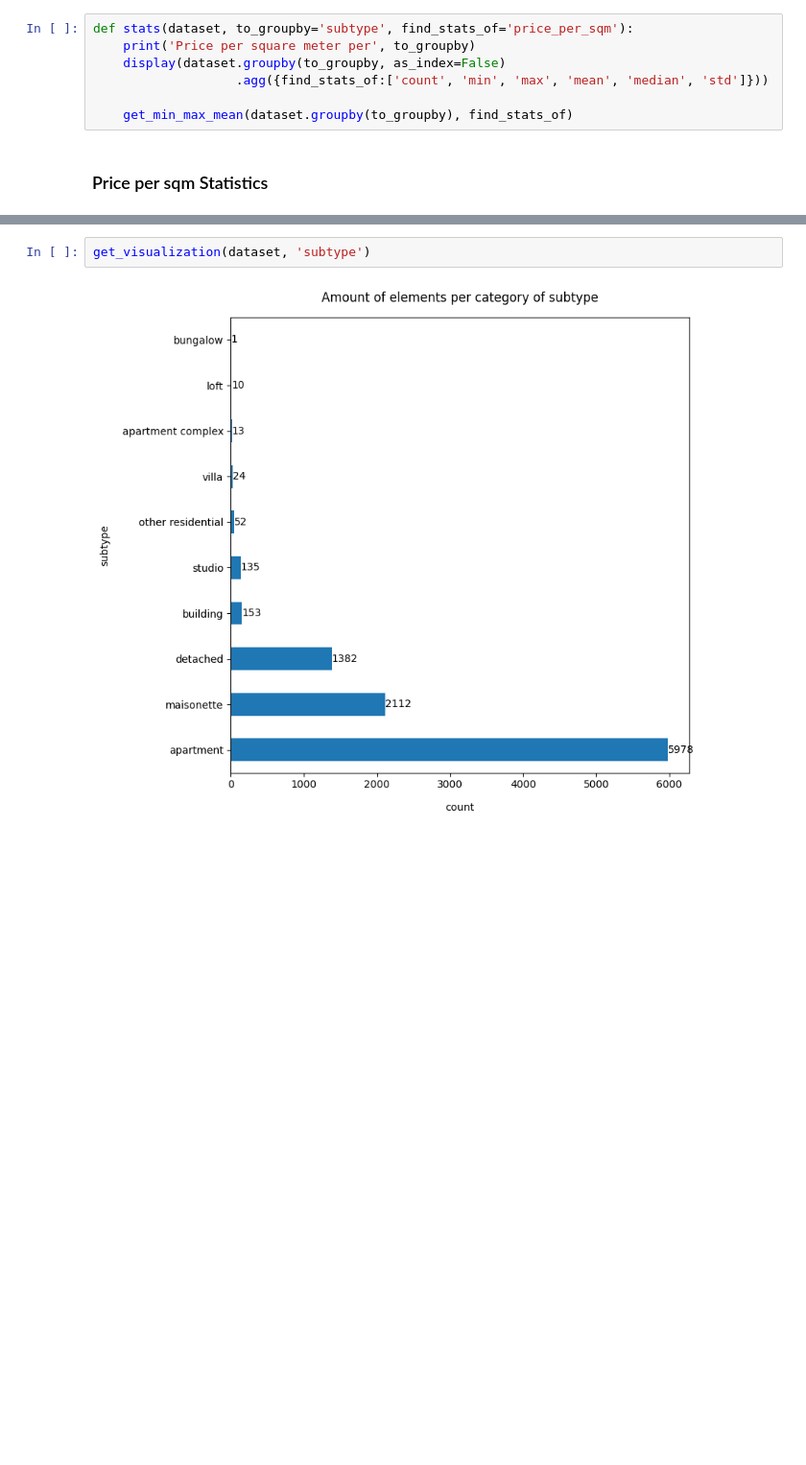
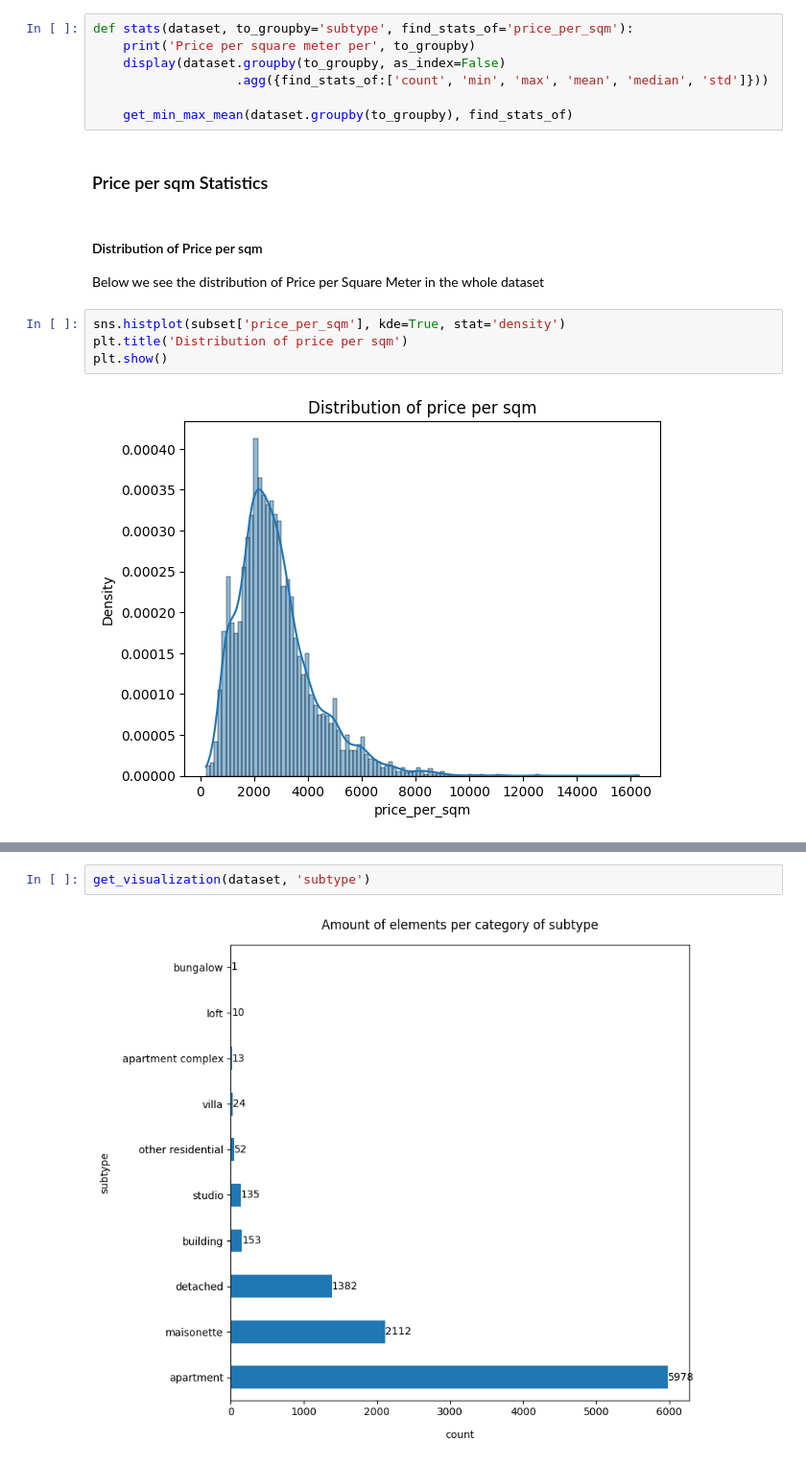
Before and after one commit to beecadox/Data_Analysis_SG, a Jupyter notebook: notebooks/part1.ipynb, the cells around one changed output, grey strips where cells are left out. Shown at 96% size. Cells and saved outputs as stored; diff of their text form; blank space fills up the shorter version.

```diff
--- a/notebooks/part1.ipynb
+++ b/notebooks/part1.ipynb
@@ -95,3 +92,13 @@ def stats(dataset, to_groupby='subtype', find_stats_of='price_per_sqm'):
     get_min_max_mean(dataset.groupby(to_groupby), find_stats_of)
 # %% [markdown]
 ### Price per sqm Statistics
+# %% [markdown]
+#### Distribution of Price per sqm
+
+Below we see the distribution of Price per Square Meter in the whole dataset
+# %%
+sns.histplot(subset['price_per_sqm'], kde=True, stat='density')
+plt.title('Distribution of price per sqm')
+plt.show()
+# %% [output]
+[figure, added]
```
Also changed, not shown: parts of 18 cells of this notebook, 6 other files.
